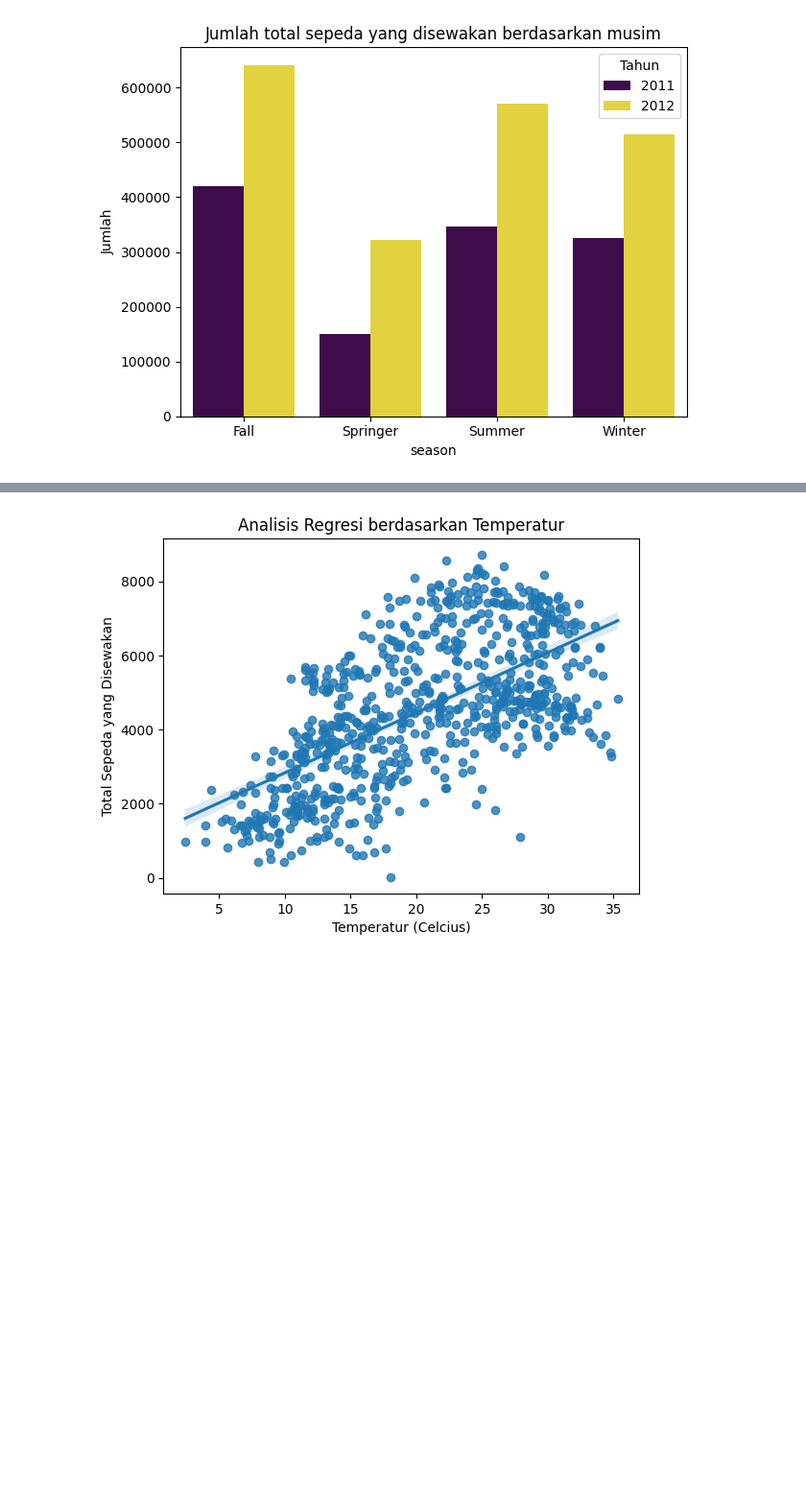
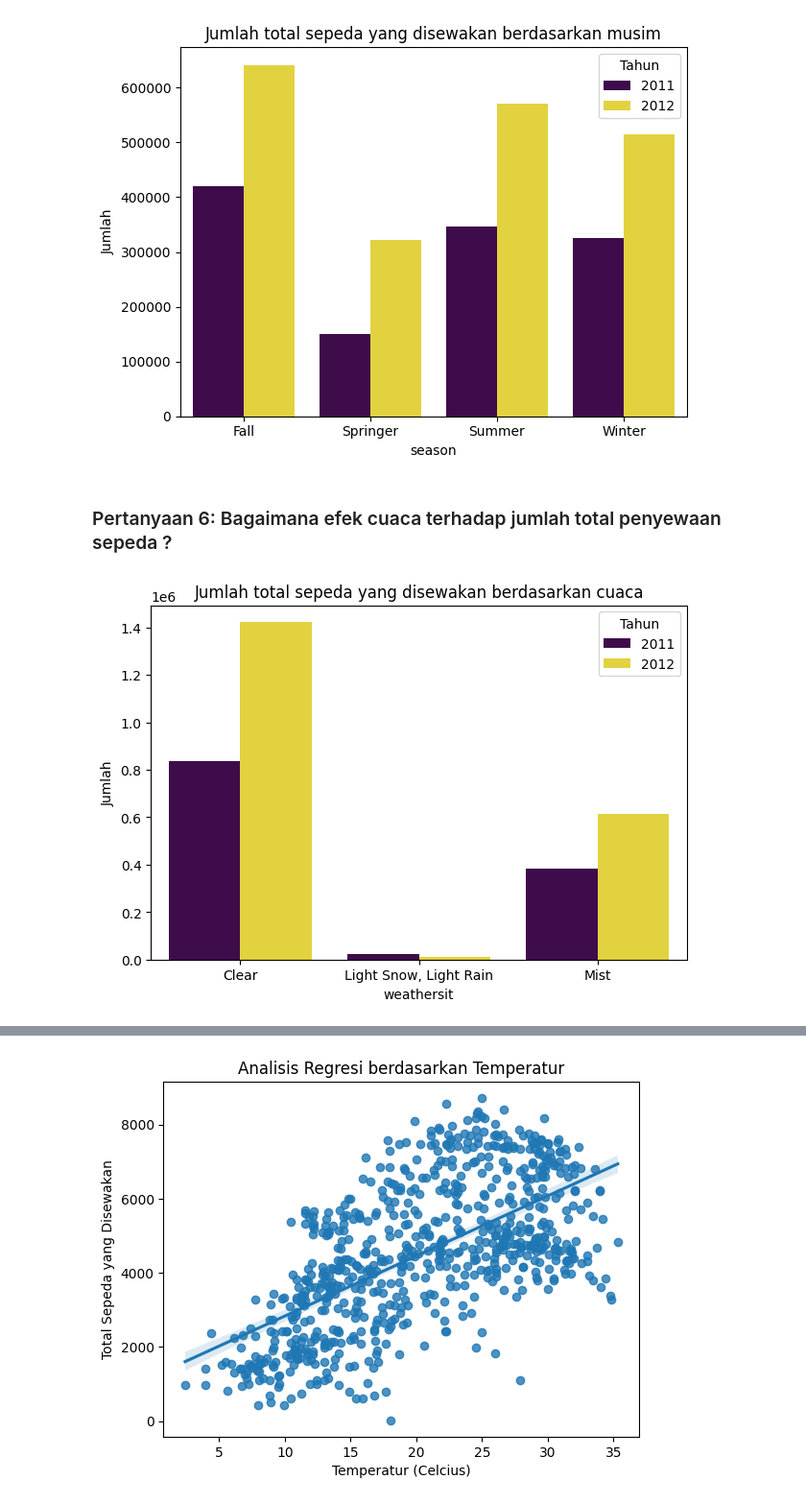
Before and after one commit to Fikaaw/submission-analisis-data-python1, a Jupyter notebook: notebook.ipynb, the cells around one changed output, grey strips where cells are left out. Shown at 96% size. Saved outputs shown, nothing was run; the diff lists cells and outputs as text; code cells hidden in the pictures; blank space fills up the shorter version.

```diff
--- a/notebook.ipynb
+++ b/notebook.ipynb
@@ -617,3 +619,24 @@ plt.tight_layout()
 plt.show()
 # %% [output]
 [figure]
+# %% [markdown]
+### Pertanyaan 6: Bagaimana efek cuaca terhadap jumlah total penyewaan sepeda ?
+# %%
+day_df["weathersit"] = day_df["weathersit"].replace({
+    1: "Clear",
+    2: "Mist",
+    3: "Light Snow, Light Rain"
+})
+
+cloudsweather_counts = day_df.groupby(by=["weathersit", "yr"]).agg({
+    "cnt": "sum"
+}).reset_index()
+
+sns.barplot(data=cloudsweather_counts, x="weathersit", y="cnt", hue="yr", palette="viridis")
+plt.ylabel("Jumlah")
+plt.title("Jumlah total sepeda yang disewakan berdasarkan cuaca")
+plt.legend(title="Tahun", loc="upper right")
+plt.tight_layout()
+plt.show()
+# %% [output]
+[figure, added]
```
Also changed, not shown: parts of 8 cells of this notebook, 1 other file.
